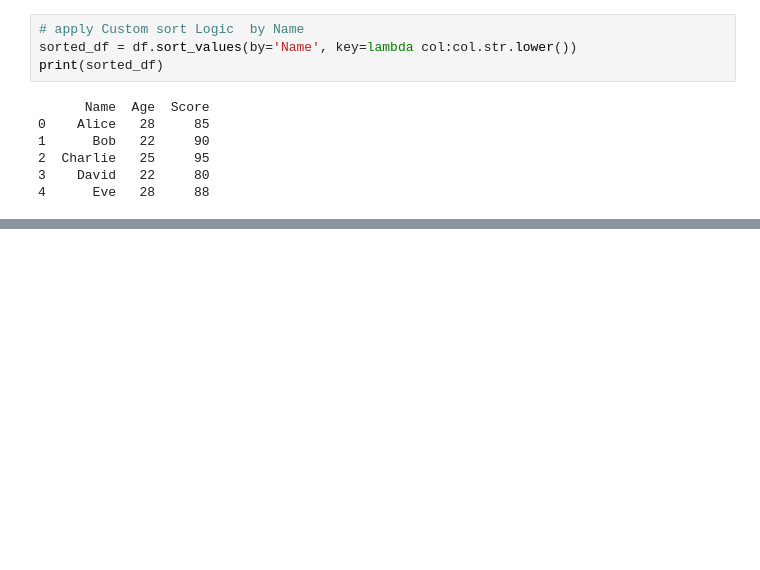
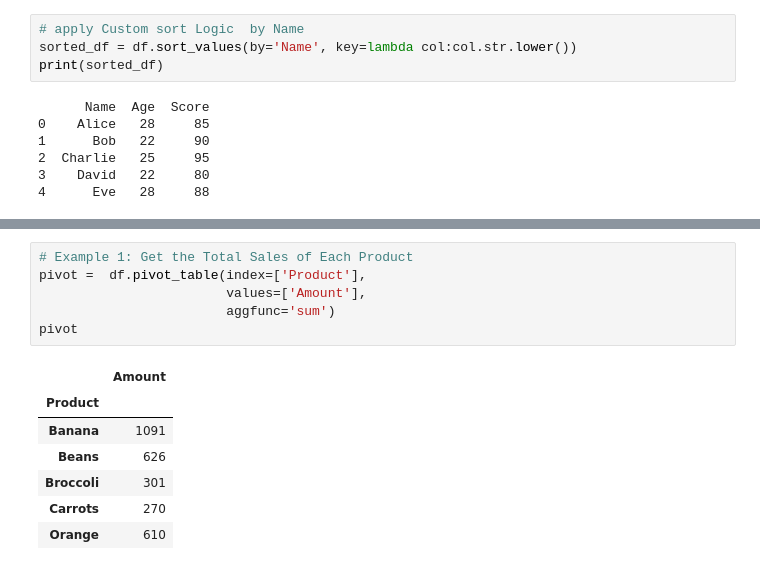
Before and after one commit to Muhammad-Umair-0/Machine-Learning, a Jupyter notebook: Pandas/pandas_DataFrame.ipynb, the cells around one changed output, grey strips where cells are left out. Saved outputs shown, nothing was run; the diff lists cells and outputs as text; blank space fills up the shorter version.

```diff
--- a/Pandas/pandas_slicing.ipynb
+++ b/Pandas/pandas_DataFrame.ipynb
@@ -471,0 +495,14 @@ print(sorted_df)
+# %%
+# Example 1: Get the Total Sales of Each Product
+pivot =  df.pivot_table(index=['Product'],
+                        values=['Amount'],
+                        aggfunc='sum')
+pivot
+# %% [output]
+|  | Amount |
+| Product |  |
+| Banana | 1091 |
+| Beans | 626 |
+| Broccoli | 301 |
+| Carrots | 270 |
+| Orange | 610 |
```
Also changed, not shown: parts of 6 cells of this notebook.
